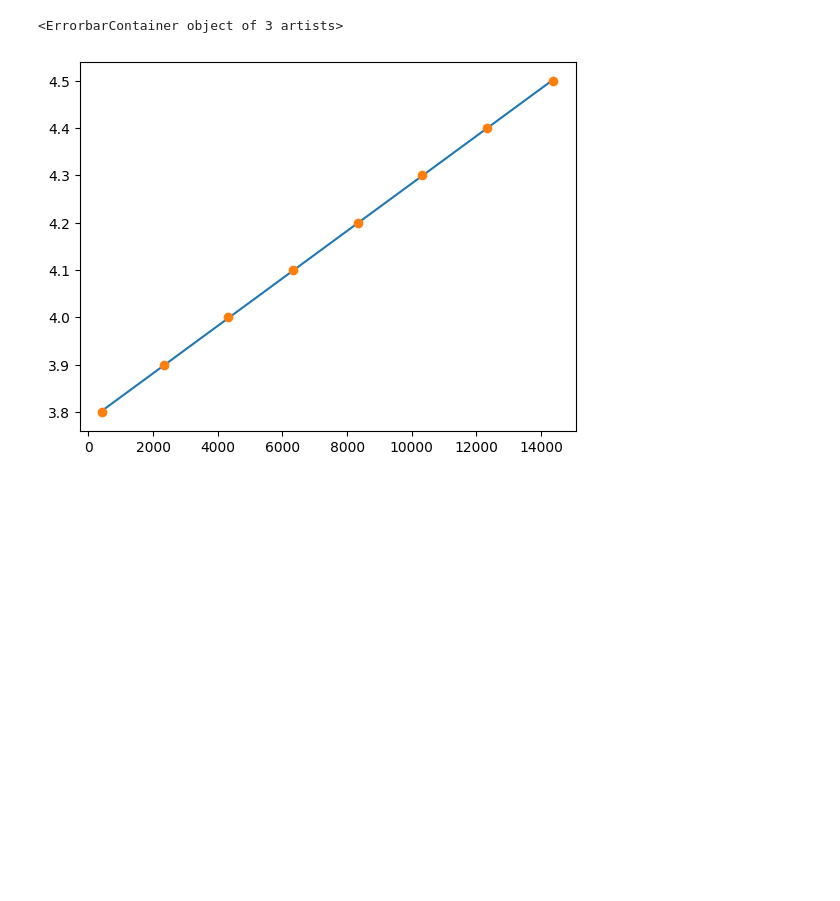
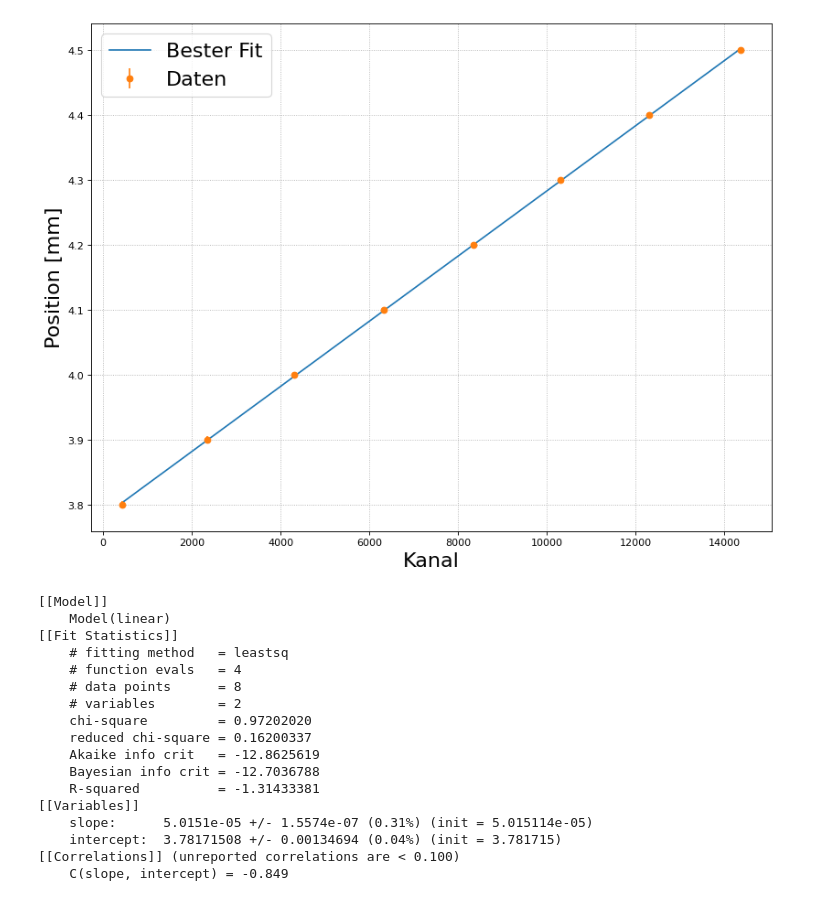
Before and after one commit to Friedrich-Jahns/Fortgeschrittenen-Praktikum-Physik, a Jupyter notebook: FP4_Michelson/A6/cpcal.ipynb, the cells around one changed output. Cells and saved outputs as stored; diff of their text form; code cells hidden in the pictures; blank space fills up the shorter version.

```diff
--- a/FP4_Michelson/A6/cpcal.ipynb
+++ b/FP4_Michelson/A6/cpcal.ipynb
@@ -17,14 +17,32 @@ with open('Data/cp-cal_data.txt','r') as tf:
 for i in range(len(data[1])):
     data[0][i]-= 616800
 # %%
+f.figsize(1)
+
 res = f.linfit(data[1],data[0],np.full(len(data[1]),0.005))
-plt.plot(data[0],res.eval(x=data[0]))
-
-
-plt.errorbar(data[0],data[1],np.full(len(data[1]),0.005),fmt='o')
+plt.plot(data[0],res.eval(x=data[0]),label='Bester Fit')
+plt.errorbar(data[0],data[1],np.full(len(data[1]),0.005),fmt='o',label='Daten')
+f.form(xlabel='Kanal',ylabel='Position [mm]',name='Res/A6_cpcal.pdf')
+print(res.fit_report())
 # %% [output]
+[figure, new version]
-<ErrorbarContainer object of 3 artists>
+[[Model]]
+    Model(linear)
+[[Fit Statistics]]
+    # fitting method   = leastsq
+    # function evals   = 4
+    # data points      = 8
+    # variables        = 2
+    chi-square         = 0.97202020
+    reduced chi-square = 0.16200337
+    Akaike info crit   = -12.8625619
+    Bayesian info crit = -12.7036788
+    R-squared          = -1.31433381
+[[Variables]]
+    slope:      5.0151e-05 +/- 1.5574e-07 (0.31%) (init = 5.015114e-05)
+    intercept:  3.78171508 +/- 0.00134694 (0.04%) (init = 3.781715)
+[[Correlations]] (unreported correlations are < 0.100)
+    C(slope, intercept) = -0.849
-[figure, old version]
 # %%
 with open('Res/cp-cal_res.txt','w')as tf:
     tf.write(str(res.params['slope'].value)+'\t'+str(res.params['slope'].stderr)+'\t'+str(res.params['intercept'].value)+'\t'+str(res.params['intercept'].stderr))
```
Also changed, not shown: 9 other files.
